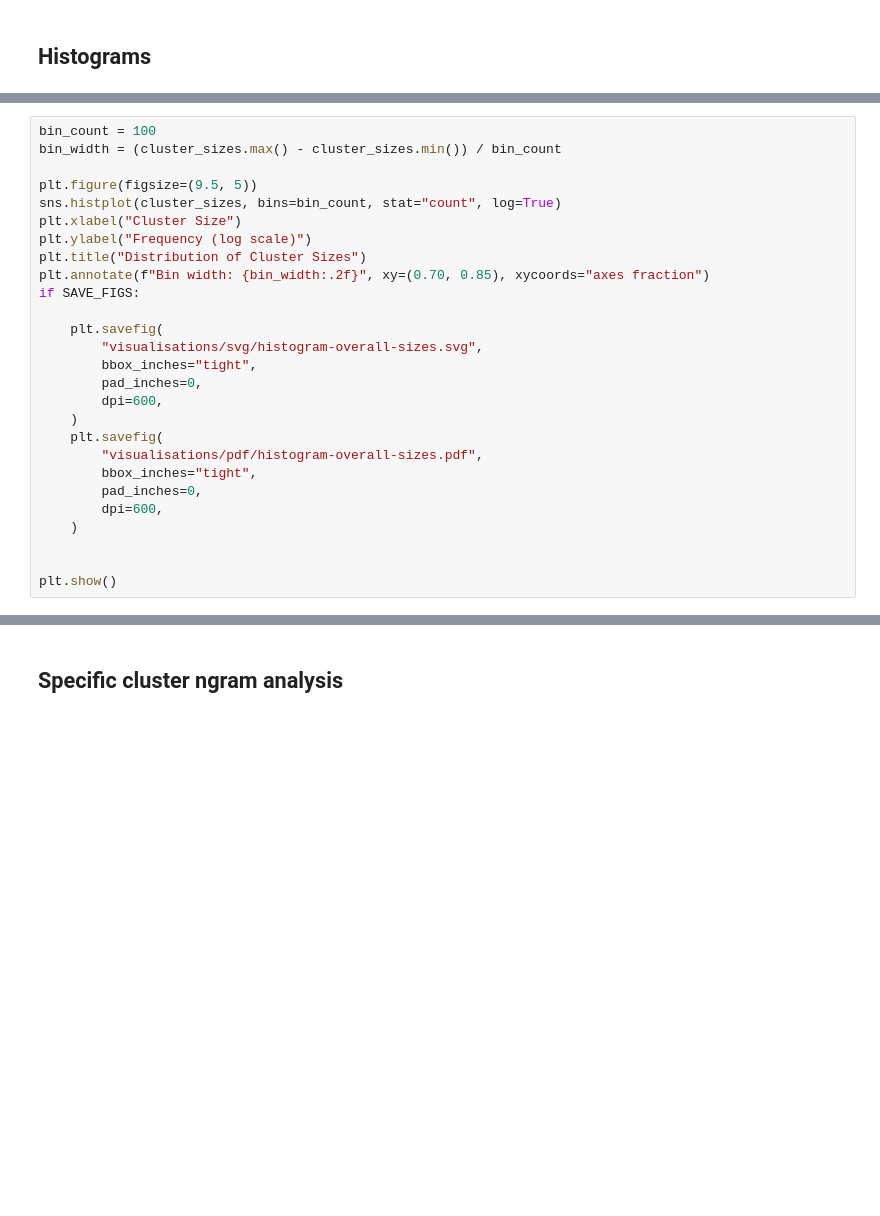
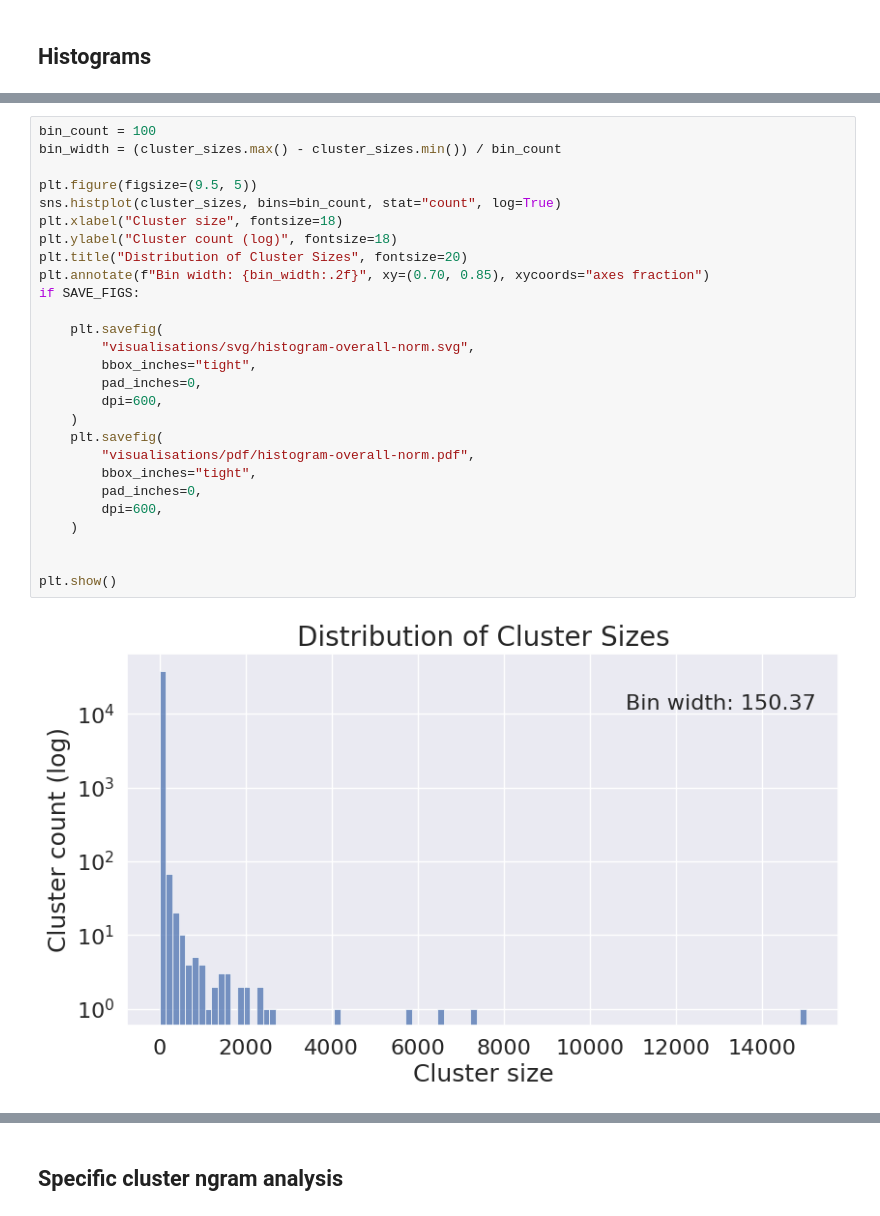
Before and after one commit to Kairixir/URL-domain-name-clustering, a Jupyter notebook: bachelor_thesis.ipynb, the cells around one changed output, grey strips where cells are left out. Saved outputs shown, nothing was run; the diff lists cells and outputs as text; blank space fills up the shorter version.

```diff
--- a/bachelor_thesis.ipynb
+++ b/bachelor_thesis.ipynb
@@ -909,30 +943,32 @@ plt.show()
 # %%
 bin_count = 100
 bin_width = (cluster_sizes.max() - cluster_sizes.min()) / bin_count
 
 plt.figure(figsize=(9.5, 5))
 sns.histplot(cluster_sizes, bins=bin_count, stat="count", log=True)
-plt.xlabel("Cluster Size")
-plt.ylabel("Frequency (log scale)")
-plt.title("Distribution of Cluster Sizes")
+plt.xlabel("Cluster size", fontsize=18)
+plt.ylabel("Cluster count (log)", fontsize=18)
+plt.title("Distribution of Cluster Sizes", fontsize=20)
 plt.annotate(f"Bin width: {bin_width:.2f}", xy=(0.70, 0.85), xycoords="axes fraction")
 if SAVE_FIGS:
 
     plt.savefig(
-        "visualisations/svg/histogram-overall-sizes.svg",
+        "visualisations/svg/histogram-overall-norm.svg",
         bbox_inches="tight",
         pad_inches=0,
         dpi=600,
     )
     plt.savefig(
-        "visualisations/pdf/histogram-overall-sizes.pdf",
+        "visualisations/pdf/histogram-overall-norm.pdf",
         bbox_inches="tight",
         pad_inches=0,
         dpi=600,
     )
 
 
 plt.show()
+# %% [output]
+[figure, added]
 # %%
 bin_width = 10
 bins = np.arange(0, 1101, bin_width)
```
Also changed, not shown: parts of 38 cells of this notebook.
